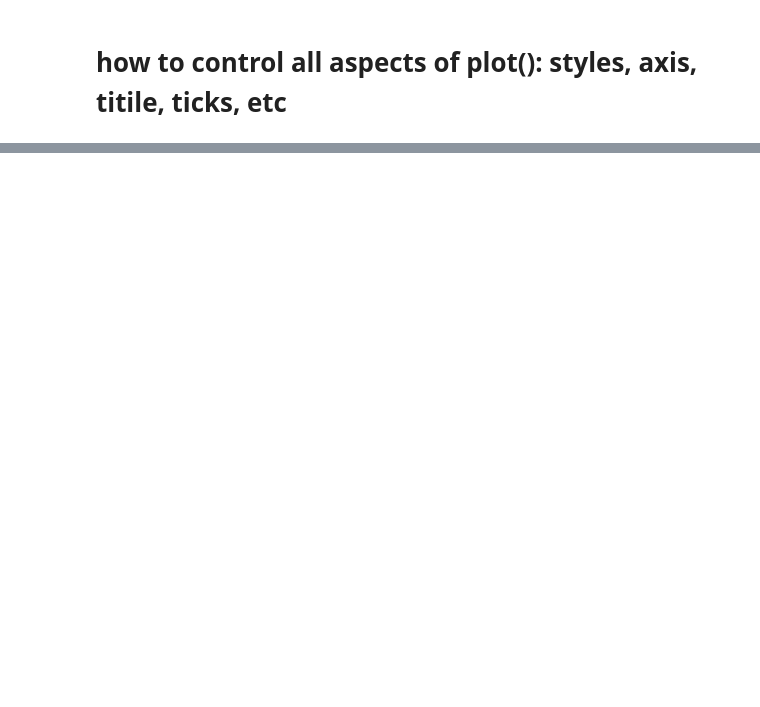
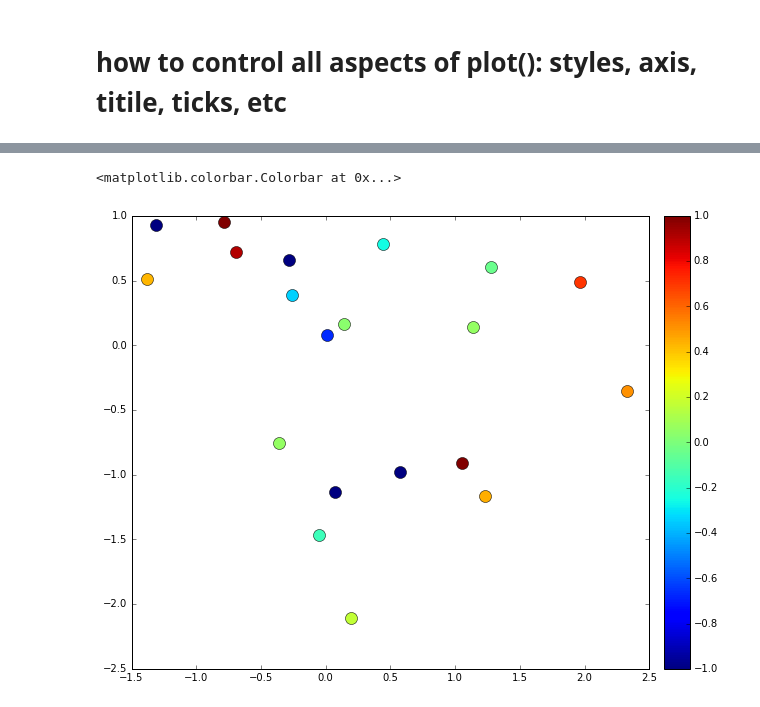
Before and after one commit to MTgeophysics/mtpy, a Jupyter notebook: examples/notebooks/geopandas_better_visualize_shp.ipynb, the cells around one changed output, grey strips where cells are left out. Drawn from its saved outputs; the diff is of its cells as text; code cells hidden in the pictures; blank space fills up the shorter version.

```diff
--- a/examples/notebooks/geopandas_better_visualize_shp.ipynb
+++ b/examples/notebooks/geopandas_better_visualize_shp.ipynb
@@ -45,25 +78,31 @@ myax.set_title(title_str)
 # %%
 # http://stackoverflow.com/questions/36008648/colorbar-on-geopandas
 
 ## make up some random
 import shapely
 import numpy as np
 
 import matplotlib.pyplot as plt
 df = pd.DataFrame(np.random.randn(20,3), columns=['x', 'y', 'val'])
 df['geometry'] = df.apply(lambda row: shapely.geometry.Point(row.x, row.y), axis=1)
 gdf = gpd.GeoDataFrame(df)
 
 ## the plotting
 
 vmin, vmax = -1, 1
 
-ax = gdf.plot(column='val', colormap='hot', vmin=vmin, vmax=vmax)
+ax = gdf.plot(figsize=[10,10],column='val', cmap='jet', vmin=vmin, vmax=vmax, marker='o', markersize=12)
 
 # add colorbar
+divider = make_axes_locatable(ax)
+# pad = separation from figure to colorbar
+cax = divider.append_axes("right", size="5%", pad=0.2)
 fig = ax.get_figure()
-cax = fig.add_axes([0.9, 0.1, 0.03, 0.8])
-sm = plt.cm.ScalarMappable(cmap='hot', norm=plt.Normalize(vmin=vmin, vmax=vmax))
+
+sm = plt.cm.ScalarMappable(cmap='jet', norm=plt.Normalize(vmin=vmin, vmax=vmax))
 # fake up the array of the scalar mappable. Urgh...
 sm._A = []
 fig.colorbar(sm, cax=cax)
+# %% [output]
+<matplotlib.colorbar.Colorbar at 0x...>
+[figure, added]
```
Also changed, not shown: parts of 7 cells of this notebook, 3 other files.
